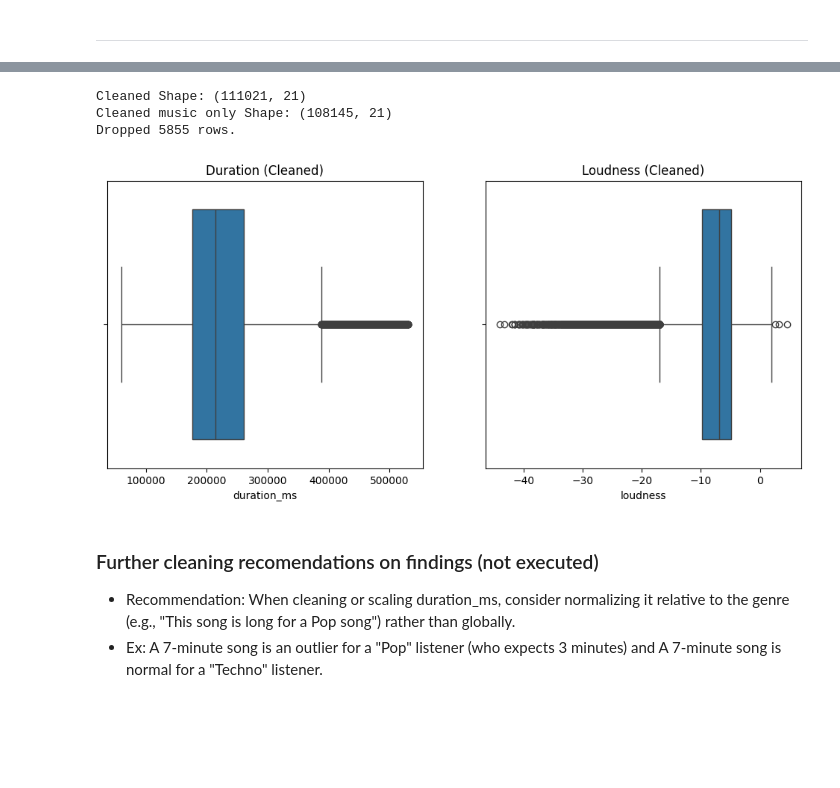
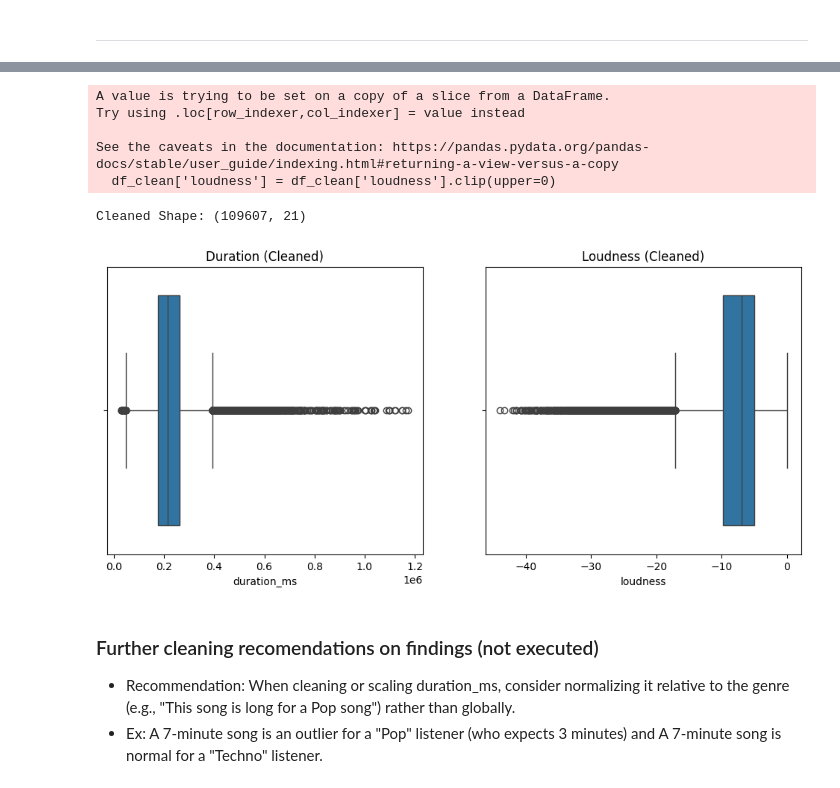
Before and after one commit to petedanielsmith/spotify-recommendation-system, a Jupyter notebook: jupyter_notebooks/01_data_clean_and_eda.ipynb, the cells around one changed output, grey strips where cells are left out. Drawn from its saved outputs; the diff is of its cells as text; code cells hidden in the pictures; blank space fills up the shorter version.

```diff
--- a/jupyter_notebooks/01_data_clean_and_eda.ipynb
+++ b/jupyter_notebooks/01_data_clean_and_eda.ipynb
@@ -52,14 +52,14 @@ try:
     # Data directory paths
     data_path = os.path.join("..","data", "raw")
     # Extract the original dataset
-    df_originall = pd.read_csv(os.path.join(data_path, "spotify_dataset_raw.csv"))
+    df_original = pd.read_csv(os.path.join(data_path, "spotify_dataset_raw.csv"))
     print("Dataset loaded successfully.")
 except Exception as e:
     print(e)
     print("Error loading the dataset.")
-    df_originall = pd.DataFrame()  # Create an empty DataFrame if loading fails
+    df_original = pd.DataFrame()  # Create an empty DataFrame if loading fails
 
-print(f"Original dataset shape: {df_originall.shape}")
+print(f"Original dataset shape: {df_original.shape}")
 # %% [output]
 Dataset loaded successfully.
 Original dataset shape: (114000, 21)
@@ -407,42 +419,67 @@ Before analysis, we must address quality issues found in the descriptive stats:
 # %%
 # Filter Technical Errors & Non-Music
-# Keep songs > 30s and < 99th percentile duration
+
+# The "Smart Cap" Strategy for filetering song durations upper limits
+# Define long song genres where long durations are normal
+long_song_genres = [
+    'classical', 'opera', 'detroit-techno', 'minimal-techno', 'techno',
+    'chicago-house', 'ambient', 'new-age', 'black-metal', 'psych-rock',
+    'world-music', 'gospel', 'iranian', 'post-rock', 'progressive-house'
+]
+# Define the logic
+def is_valid_duration(row):
+    # Rule 1: Remove extreme outliers (> 20 mins)
+    if row['duration_ms'] > 1200000:
+        return False
+    # Rule 2: If > 10 mins, check if it belongs to a "Long Genre"
+    if row['duration_ms'] > 600000:
+        if row['track_genre'] in long_song_genres:
+            return True # Keep it (It's likely a valid long song)
+        else:
+            return False # Drop it (A 12-min Pop song is likely an error/interview)
+    return True # Keep everything under 10 mins
+
+# List of genres to drop
+non_music_genres = ['comedy', 'sleep', 'children', 'kids']
+
+# Keep songs > 30s and < "Smart Cap" Strategy
 # Keep songs with Tempo > 0
 # Keep songs with Speechiness < 0.66 (Music only)
-duration_threshold = df_clean['duration_ms'].quantile(0.99)
+# Drop Non-Music based on Genre
+# Remove rows where Tempo is 0 (Beat detection failed
+df_cleaned = df_clean[
+    (df_clean['duration_ms'] > 30000) &
+    (df_clean.apply(is_valid_duration, axis=1)) &
+    (df_clean['tempo'] > 0) &
+    (df_clean['speechiness'] < 0.66) &
+    (~df_clean['track_genre'].isin(non_music_genres)) &
+    (df_clean['tempo'] > 0) # Remove rows where Tempo is 0 (Beat detection failed)
+].copy()
 
-df_clean = df_clean[
-    (df_clean['duration_ms'] > 60000) &
-    (df_clean['duration_ms'] < duration_threshold) &
-    (df_clean['tempo'] > 0) &
-    (df_clean['speechiness'] < 0.66)
-]
-print(f"Cleaned Shape: {df_clean.shape}")
 
-# # Filter Non-Music based on Genre
-# Drop the obvious not song genres
-# List of genres to drop
-non_music_genres = ['comedy', 'sleep', 'children', 'kids']
-# Filter logic
-df_clean = df_clean[~df_clean['track_genre'].isin(non_music_genres)]
-print(f"Cleaned music only Shape: {df_clean.shape}")
-print(f"Dropped {len(df_original) - len(df_clean)} rows.")
+# "Clip" positive values to 0 dB to prevent them from skewing the scaler
+df_cleaned['loudness'] = df_cleaned['loudness'].clip(upper=0)
 
-# 3. Visualize Outliers AFTER cleaning
+print(f"Cleaned Shape: {df_cleaned.shape}")
+
+# Visualize Outliers AFTER cleaning
 plt.figure(figsize=(12, 5))
 plt.subplot(1, 2, 1)
-sns.boxplot(x=df_clean['duration_ms'])
+sns.boxplot(x=df_cleaned['duration_ms'])
 plt.title('Duration (Cleaned)')
 
 plt.subplot(1, 2, 2)
-sns.boxplot(x=df_clean['loudness'])
+sns.boxplot(x=df_cleaned['loudness'])
 plt.title('Loudness (Cleaned)')
 plt.show()
 # %% [output]
-Cleaned Shape: (111021, 21)
-Cleaned music only Shape: (108145, 21)
-Dropped 5855 rows.
+A value is trying to be set on a copy of a slice from a DataFrame.
+Try using .loc[row_indexer,col_indexer] = value instead
+
+See the caveats in the documentation: https://pandas.pydata.org/pandas-docs/stable/user_guide/indexing.html#returning-a-view-versus-a-copy
+  df_clean['loudness'] = df_clean['loudness'].clip(upper=0)
+Cleaned Shape: (109607, 21)
-[figure, old version]
+[figure, new version]
 # %% [markdown]
 ### Further cleaning recomendations on findings (not executed)
 - Recommendation: When cleaning or scaling duration_ms, consider normalizing it relative to the genre (e.g., "This song is long for a Pop song") rather than globally.
```
Also changed, not shown: parts of 6 cells of this notebook.
